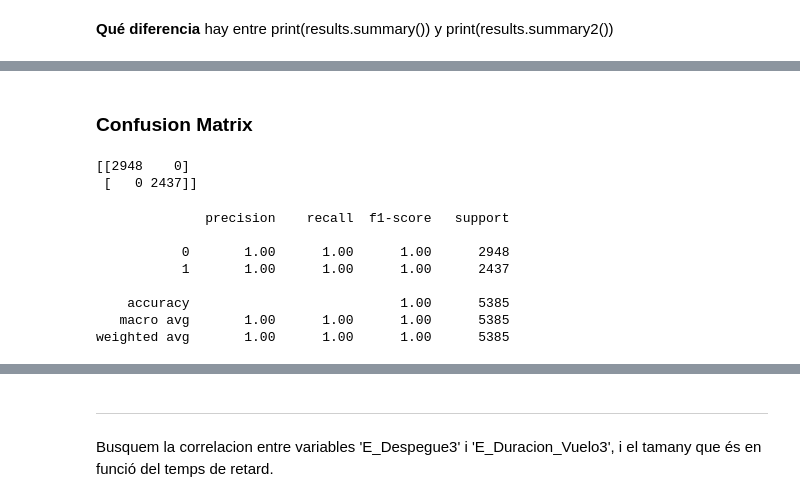
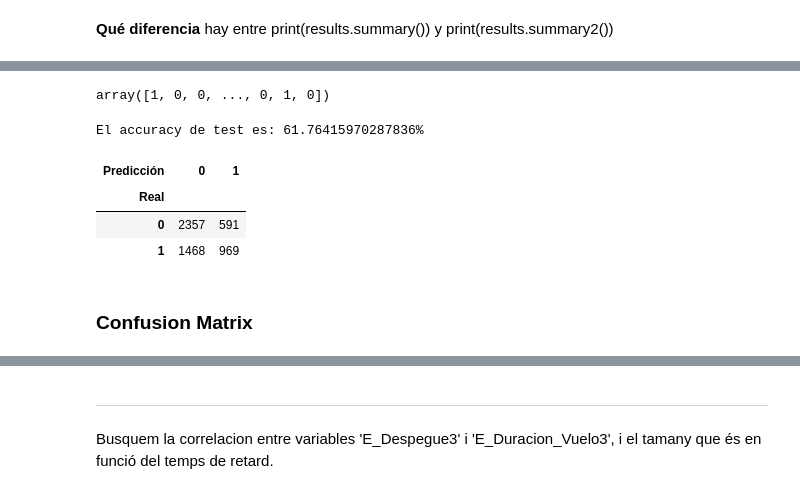
Before and after one commit to JMML2021/Entrega-projecte-final, a Jupyter notebook: 3.b Companyia Aerea Algoritmes d’aprenentatge supervisat.ipynb, the cells around one changed output, grey strips where cells are left out. Drawn from its saved outputs; the diff is of its cells as text; code cells hidden in the pictures.

```diff
--- a/3.b Companyia Aerea Algoritmes d’aprenentatge supervisat.ipynb
+++ b/3.b Companyia Aerea Algoritmes d’aprenentatge supervisat.ipynb
@@ -926,7 +707,7 @@ E_Duracion_Vuelo2     0.0751        nan        nan        nan         nan
 E_Duracion_Vuelo3     0.3770      0.007     52.190      0.000       0.363       0.391
 =====================================================================================
 # %%
-cols=['E_Despegue3', 'E_Duracion_Vuelo3']
+cols=['E_Despegue2', 'E_Duracion_Vuelo2']
 #cols=['E_Despegue3'] # Per crear una mica error
 X=datos_x[cols]
 y=datos_y
@@ -991,0 +796,8 @@ Accuracy of logistic regression classifier on test set: 1.00
+# %%
+# Creación del modelo utilizando matrices como en scikitlearn
+# ==============================================================================
+# A la matriz de predictores se le tiene que añadir una columna de 1s para el intercept del modelo
+X_train = sm.add_constant(X_train, prepend=True)
+modelo = sm.Logit(endog=y_train, exog=X_train,)
+modelo = modelo.fit()
+print(modelo.summary())
@@ -992,21 +824,43 @@ Accuracy of logistic regression classifier on test set: 1.00
+# %%
+# Predicciones con intervalo de confianza
+# ==============================================================================
+predicciones = modelo.predict(exog = X_train)
+
+# Clasificación predicha
+# ==============================================================================
+clasificacion = np.where(predicciones<0.5, 0, 1)
+clasificacion
+# %% [output]
+array([1, 0, 0, ..., 0, 1, 0])
+# %%
+# Accuracy de test del modelo
+# ==============================================================================
+X_test = sm.add_constant(X_test, prepend=True)
+predicciones = modelo.predict(exog = X_test)
+clasificacion = np.where(predicciones<0.5, 0, 1)
+accuracy = accuracy_score(
+            y_true    = y_test,
+            y_pred    = clasificacion,
+            normalize = True
+           )
+print("")
+print(f"El accuracy de test es: {100*accuracy}%")
+# %% [output]
+El accuracy de test es: 61.76415970287836%
+# %%
+# Matriz de confusión de las predicciones de test
+# ==============================================================================
+confusion_matrix = pd.crosstab(
+    y_test.values.ravel(),
+    clasificacion,
+    rownames=['Real'],
+    colnames=['Predicción']
+)
+confusion_matrix
+# %% [output]
+| Predicción | 0 | 1 |
+| Real |  |  |
+| 0 | 2357 | 591 |
+| 1 | 1468 | 969 |
 # %% [markdown]
 ### Confusion Matrix
-# %%
-from sklearn.metrics import confusion_matrix
-confusion_matrix = confusion_matrix(y_test, y_pred)
-print(confusion_matrix)
-# %% [output]
-[[2948    0]
- [   0 2437]]
-# %%
-from sklearn.metrics import classification_report
-print(classification_report(y_test, y_pred))
-# %% [output]
-              precision    recall  f1-score   support
-
-           0       1.00      1.00      1.00      2948
-           1       1.00      1.00      1.00      2437
-
-    accuracy                           1.00      5385
-   macro avg       1.00      1.00      1.00      5385
-weighted avg       1.00      1.00      1.00      5385
```
Also changed, not shown: parts of 60 cells of this notebook.
